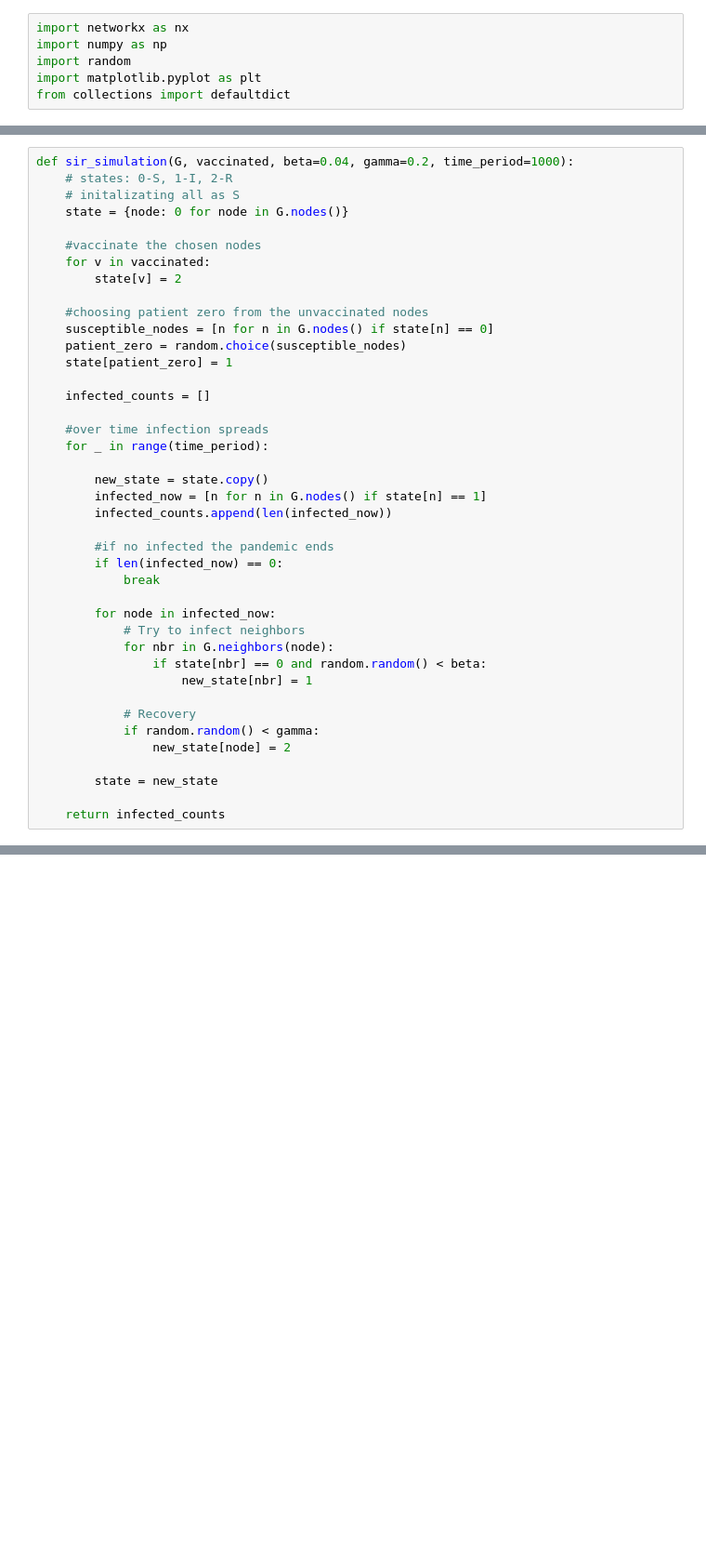
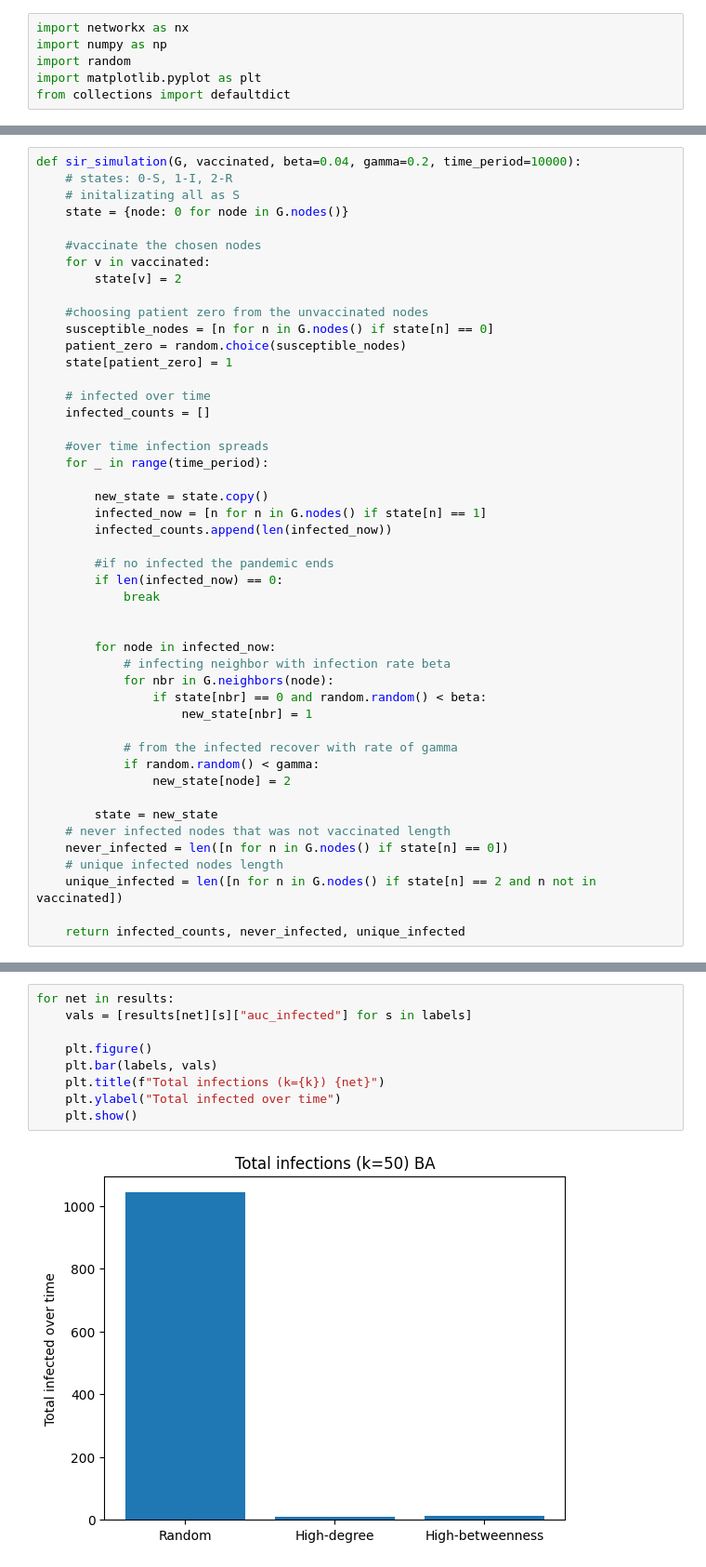
Before and after one commit to Eric-IIP/HumanCenteredAI-B-NetworkScience, a Jupyter notebook: exercise1.ipynb, the cells around one changed output, grey strips where cells are left out. Shown at 93% size. Saved outputs shown, nothing was run; the diff lists cells and outputs as text; blank space fills up the shorter version.

```diff
--- a/exercise1.ipynb
+++ b/exercise1.ipynb
@@ -29,7 +40,7 @@ def vaccinate_high_betweenness(G, k):
     sorted_nodes = sorted(bc.items(), key=lambda x: x[1], reverse=True)
     return [node for node, _ in sorted_nodes[:k]]
 # %%
-def sir_simulation(G, vaccinated, beta=0.04, gamma=0.2, time_period=1000):
+def sir_simulation(G, vaccinated, beta=0.04, gamma=0.2, time_period=10000):
     # states: 0-S, 1-I, 2-R
     # initalizating all as S
     state = {node: 0 for node in G.nodes()}
@@ -43,6 +54,7 @@ def sir_simulation(G, vaccinated, beta=0.04, gamma=0.2, time_period=1000):
     patient_zero = random.choice(susceptible_nodes)
     state[patient_zero] = 1
 
+    # infected over time
     infected_counts = []
 
     #over time infection spreads
@@ -56,17 +68,22 @@ def sir_simulation(G, vaccinated, beta=0.04, gamma=0.2, time_period=1000):
         if len(infected_now) == 0:
             break
 
+
         for node in infected_now:
-            # Try to infect neighbors
+            # infecting neighbor with infection rate beta
             for nbr in G.neighbors(node):
                 if state[nbr] == 0 and random.random() < beta:
                     new_state[nbr] = 1
 
-            # Recovery
+            # from the infected recover with rate of gamma
             if random.random() < gamma:
                 new_state[node] = 2
 
         state = new_state
+    # never infected nodes that was not vaccinated length
+    never_infected = len([n for n in G.nodes() if state[n] == 0])
+    # unique infected nodes length
+    unique_infected = len([n for n in G.nodes() if state[n] == 2 and n not in vaccinated])
 
-    return infected_counts
+    return infected_counts, never_infected, unique_infected
 # %%
@@ -110,0 +171,11 @@ for net in results:
+# %%
+for net in results:
+    vals = [results[net][s]["auc_infected"] for s in labels]
+
+    plt.figure()
+    plt.bar(labels, vals)
+    plt.title(f"Total infections (k={k}) {net}")
+    plt.ylabel("Total infected over time")
+    plt.show()
+# %% [output]
+[figure, added]
```
Also changed, not shown: parts of 11 cells of this notebook, 1 other file.
